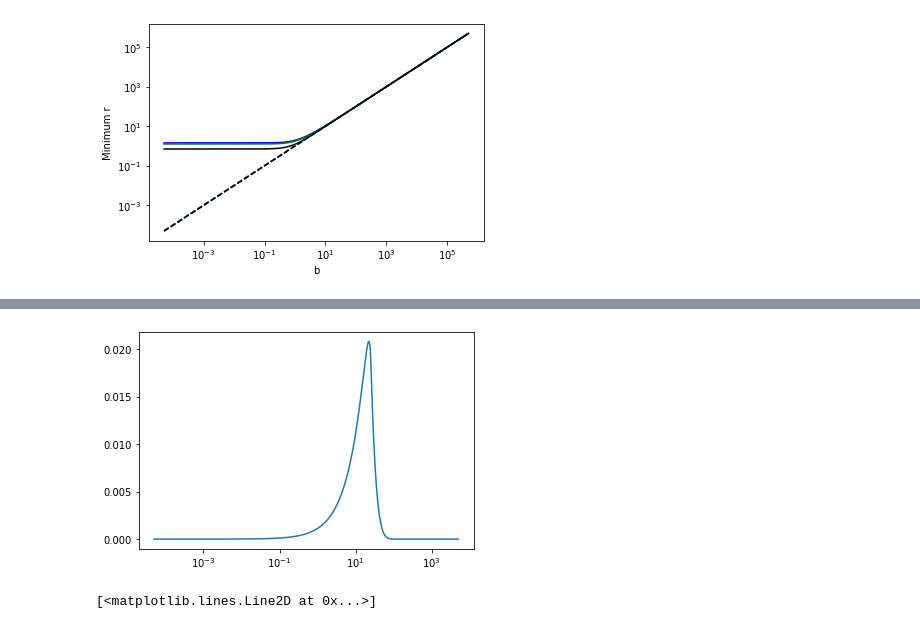
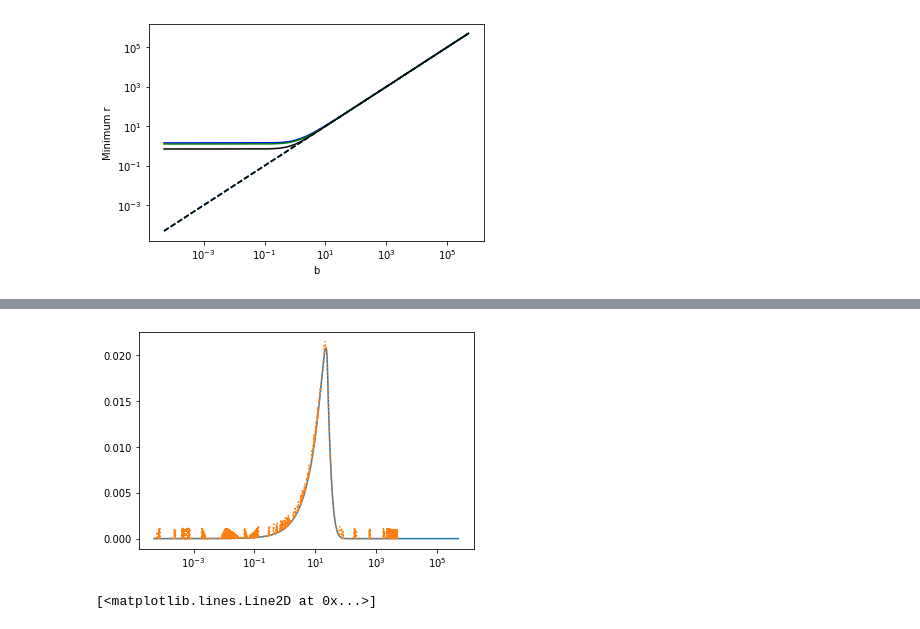
Before and after one commit to yuhants/impulse, a Jupyter notebook: yuhan/new_scattering_calc.ipynb, the cells around one changed output, grey strips where cells are left out. Cells and saved outputs as stored; diff of their text form; code cells hidden in the pictures.

```diff
--- a/yuhan/new_scattering_calc.ipynb
+++ b/yuhan/new_scattering_calc.ipynb
@@ -78,30 +78,30 @@ def vtot(u, m_phi, alpha, point_charge=False):
 # %%
-# def b_theta_old(M_X, m_phi, alpha, v, point_charge=False):
-#     p = M_X * v            # DM initial momentum (eV)
-#     E = 1./2 * M_X * v**2  # Initial kinetic energy of incoming particle
+def b_theta_old(M_X, m_phi, alpha, v, point_charge=False):
+    p = M_X * v            # DM initial momentum (eV)
+    E = 1./2 * M_X * v**2  # Initial kinetic energy of incoming particle
 
-#     # Make a list of impact parameters
-#     if(m_phi > 0):
-#         b_um = np.logspace(-5, 3, 2000)
-#     else:
-#         b_um = np.logspace(-5, 5, 2000)
-#     b = b_um / hbarc       # Impact factor (eV^-1)
+    # Make a list of impact parameters
+    if(m_phi > 0):
+        b_um = np.logspace(-5, 3, 2000)
+    else:
+        b_um = np.logspace(-5, 5, 2000)
+    b = b_um / hbarc       # Impact factor (eV^-1)
 
-#     # Calculate scattering angle `theta` for each element in `b`
-#     max_u = max_u_numerical(E, b, m_phi, alpha, point_charge)
-#     Psi = np.empty_like(b)
-#     for i, _b in enumerate(b):
-#         umax = max_u[i]
-#         _b = b[i]
-#         Psi[i] = quad(integrand_old, 0, umax, args=(E, _b, m_phi, alpha, point_charge))[0]
+    # Calculate scattering angle `theta` for each element in `b`
+    max_u = max_u_numerical(E, b, m_phi, alpha, point_charge)
+    Psi = np.empty_like(b)
+    for i, _b in enumerate(b):
+        umax = max_u[i]
+        _b = b[i]
+        Psi[i] = quad(integrand_old, 0, umax, args=(E, _b, m_phi, alpha, point_charge))[0]
 
-#     theta = np.pi - 2 * Psi
+    theta = np.pi - 2 * Psi
 
-#     good_pts = np.logical_not( np.logical_or(np.isnan(theta), np.isinf(theta)) )
-#     theta = theta[good_pts]
-#     b = b[good_pts]
+    good_pts = np.logical_not( np.logical_or(np.isnan(theta), np.isinf(theta)) )
+    theta = theta[good_pts]
+    b = b[good_pts]
 
-#     return p, b, theta
+    return p, b, theta
 # %%
 def max_u_func(u, E, b, m_phi, alpha, point_charge):
     return np.log(np.abs(1 - (b*u)**2 - vtot(u, m_phi, alpha, point_charge) / E))
@@ -216,9 +216,9 @@ p_o, b_o, theta_o = b_theta_old(M_X, 0.1, alpha, v, False)
 # %%
 plt.plot(b, theta)
-# plt.plot(b_o, theta_o, ':')
+plt.plot(b_o, theta_o, ':')
 plt.xscale('log')
 # %% [output]
-[figure, old version]
+[figure, new version]
 # %%
 def dsig_dq(p, pmax, b, theta):
     bcidx = np.argmax(theta)
```
Also changed, not shown: parts of 5 cells of this notebook, 1 other file.
